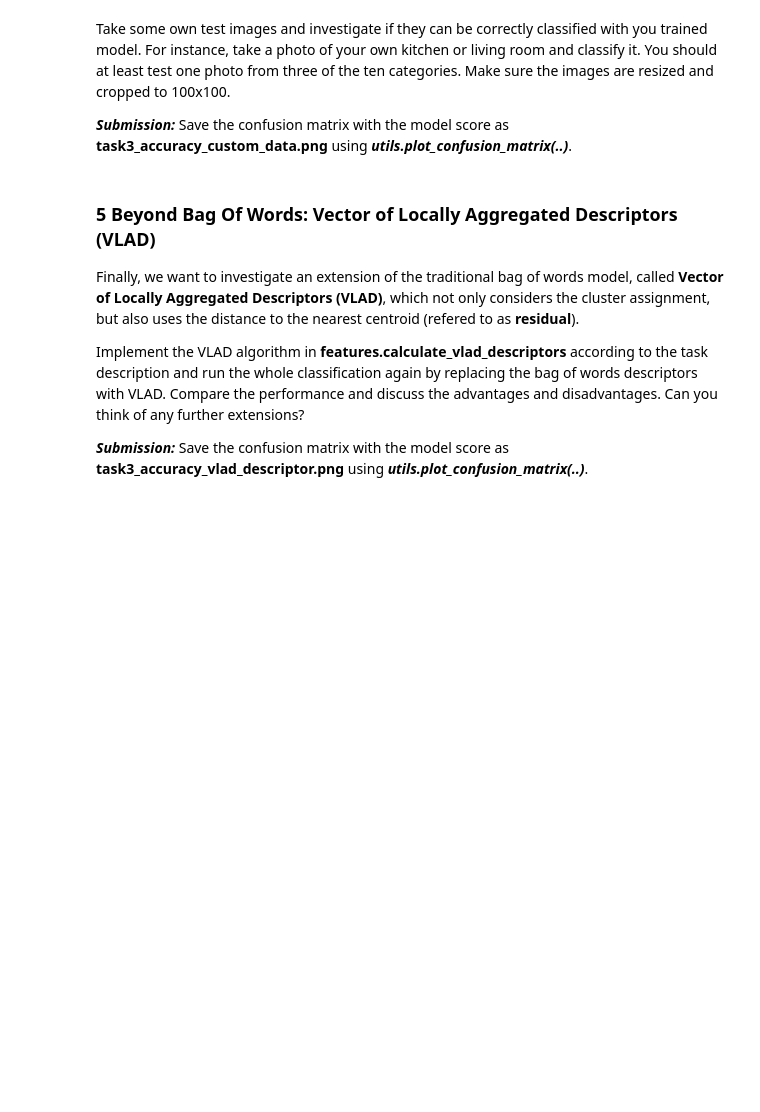
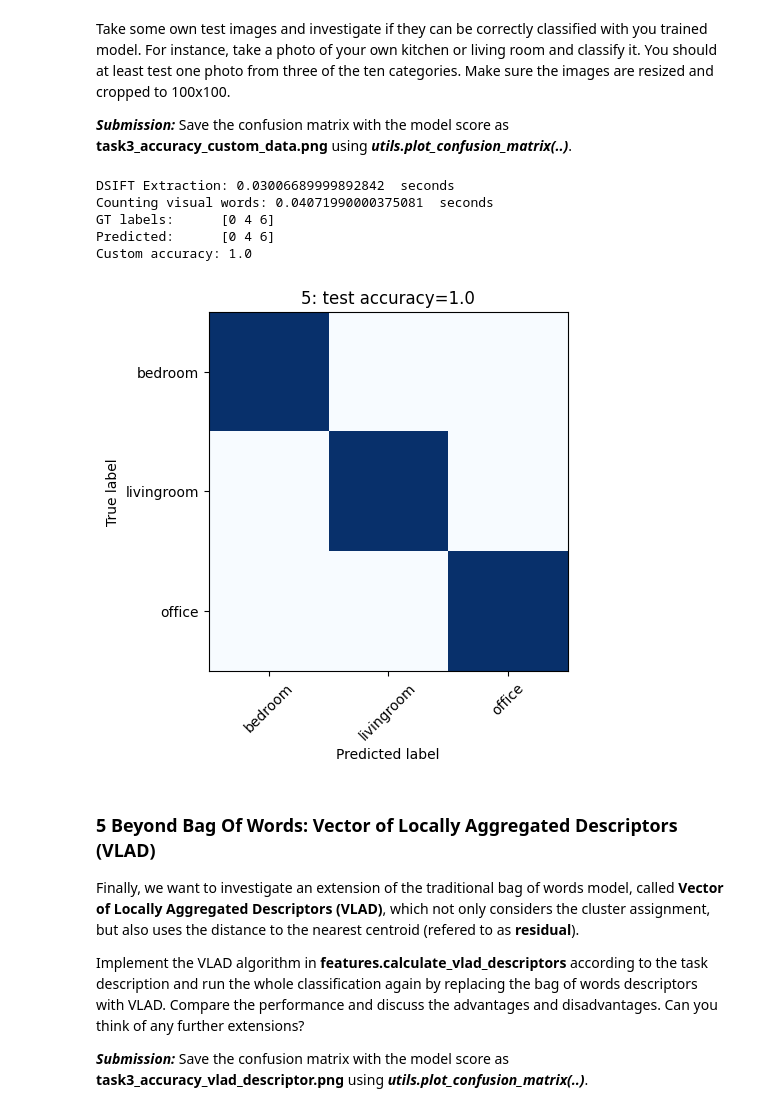
Before and after one commit to adler-mo/CV_Assignment2_Group5, a Jupyter notebook: TASK3/Task3.ipynb, the cells around one changed output. Saved outputs shown, nothing was run; the diff lists cells and outputs as text; code cells hidden in the pictures; blank space fills up the shorter version.

```diff
--- a/TASK3/Task3.ipynb
+++ b/TASK3/Task3.ipynb
@@ -80,3 +185,60 @@ Take some own test images and investigate if they can be correctly classified wi
+# %%
+import cv2
+custom_dir = os.path.join(os.getcwd(), "own_photos")
+
+custom_files = [
+    ("bedroom",    os.path.join(custom_dir, "bedroom.jpg")),
+    ("livingroom", os.path.join(custom_dir, "livingroom.jpg")),
+    ("office",     os.path.join(custom_dir, "office.jpg")),
+]
+
+custom_images = []
+custom_gt = []
+
+for cls, p in custom_files:
+    img = cv2.imread(p, cv2.IMREAD_GRAYSCALE)
+    if img is None:
+        raise FileNotFoundError(f"Could not read image: {p}")
+
+    img = img.astype(np.float32) / 255.0
+
+    custom_images.append(img)
+
+    if cls not in class_names:
+        raise ValueError(f"Class '{cls}' not found in class_names. Available: {class_names}")
+    custom_gt.append(class_names.index(cls))
+
+custom_gt = np.array(custom_gt, dtype=np.int32)
+
+#  BoVW representation
+custom_desc_dense = features.extract_dsift(custom_images, stepsize=2)
+custom_hists = features.count_visual_words(custom_desc_dense, vocab_centers)
+X_custom = np.vstack(custom_hists).astype(np.float32)
+
+# Predicting with the BoVW kNN model
+custom_pred = knn.predict(X_custom)
+custom_acc = float(np.mean(custom_pred == custom_gt))
+
+print("GT labels:     ", custom_gt)
+print("Predicted:     ", custom_pred)
+print("Custom accuracy:", custom_acc)
+
+# Plotting and saving confusion matrix
+utils.plot_confusion_matrix(
+    gt_labels=custom_gt,
+    predicted=custom_pred,
+    accuracy=custom_acc,
+    class_names=class_names,
+    group_no=5,
+    name="task3_accuracy_custom_data.png"
+)
+# %% [output]
+DSIFT Extraction: 0.03006689999892842  seconds
+Counting visual words: 0.04071990000375081  seconds
+GT labels:      [0 4 6]
+Predicted:      [0 4 6]
+Custom accuracy: 1.0
+[figure, added]
 # %% [markdown]
 ### 5 Beyond Bag Of Words: Vector of Locally Aggregated Descriptors (VLAD)
 
```
Also changed, not shown: parts of 15 cells of this notebook, 9 other files.
